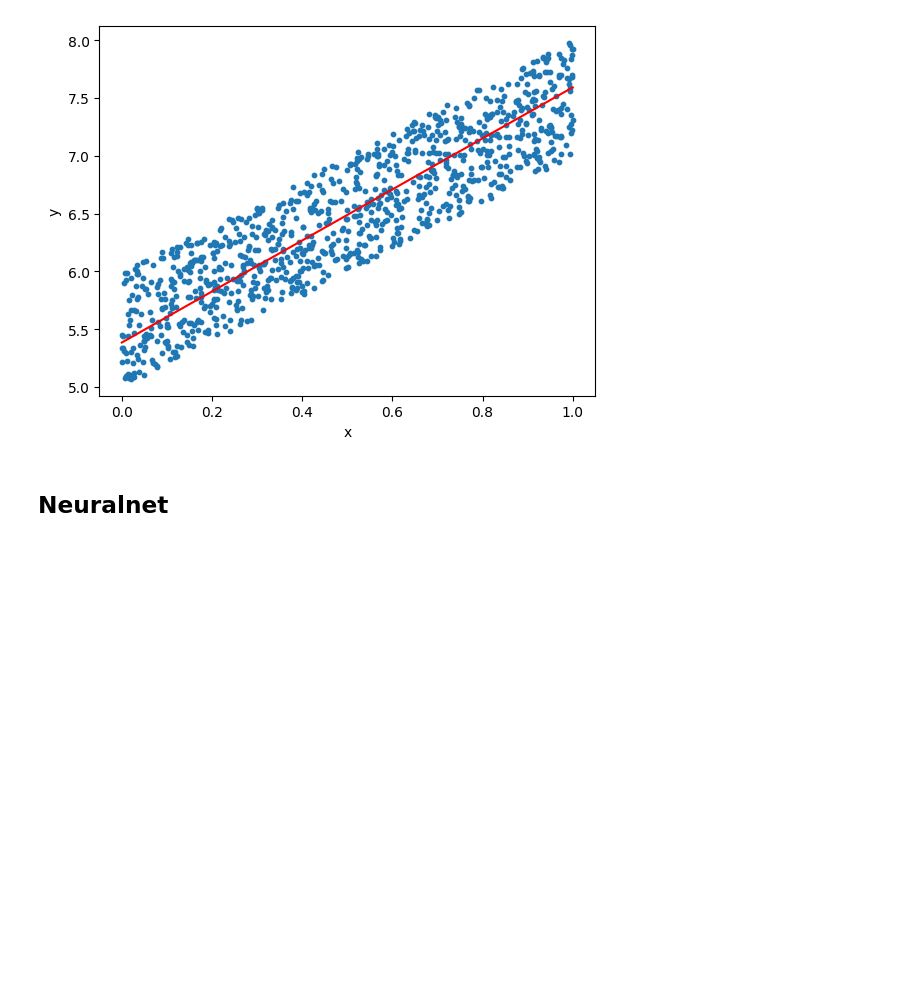
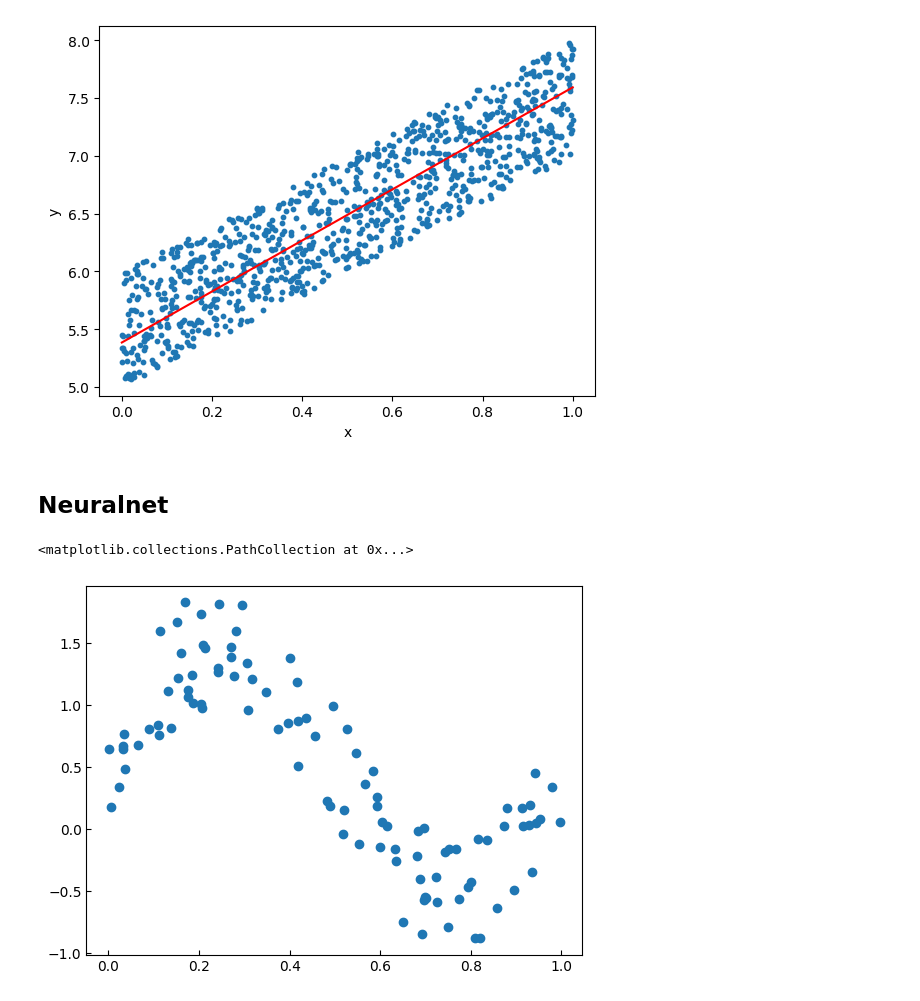
Before and after one commit to mae-commits/deep_learning_practice_5, a Jupyter notebook: 06_pytorch.ipynb, the cells around one changed output. Saved outputs shown, nothing was run; the diff lists cells and outputs as text; code cells hidden in the pictures; blank space fills up the shorter version.

```diff
--- a/06_pytorch.ipynb
+++ b/06_pytorch.ipynb
@@ -178,0 +185,12 @@ b = 5.384404182434082
+# %%
+plt.rcParams['xtick.direction'] = 'in'
+plt.rcParams['ytick.direction'] = 'in'
+
+torch.manual_seed(0)
+x = torch.rand(100, 1)
+y = torch.sin(2 * torch.pi * x) + torch.rand(100, 1)
+
+plt.scatter(x, y)
+# %% [output]
+<matplotlib.collections.PathCollection at 0x...>
+[figure, added]
```
Also changed, not shown: parts of 8 cells of this notebook, 9 other files.
